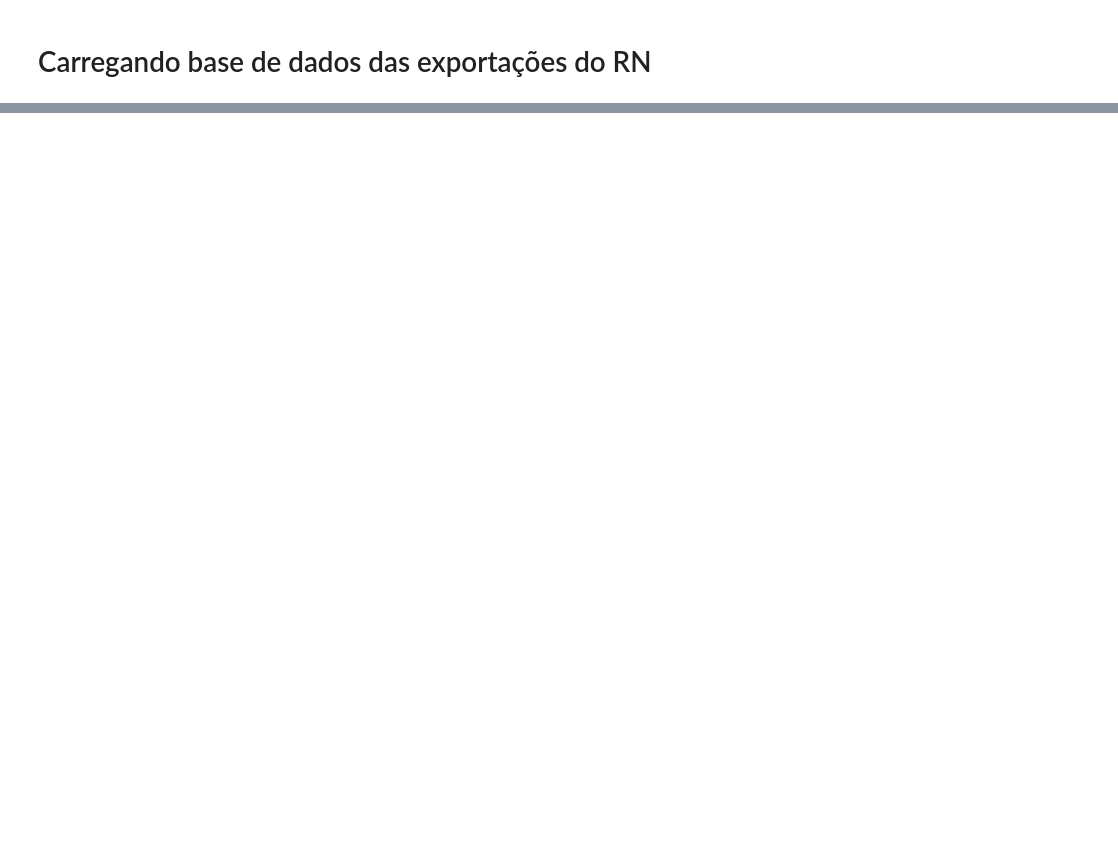
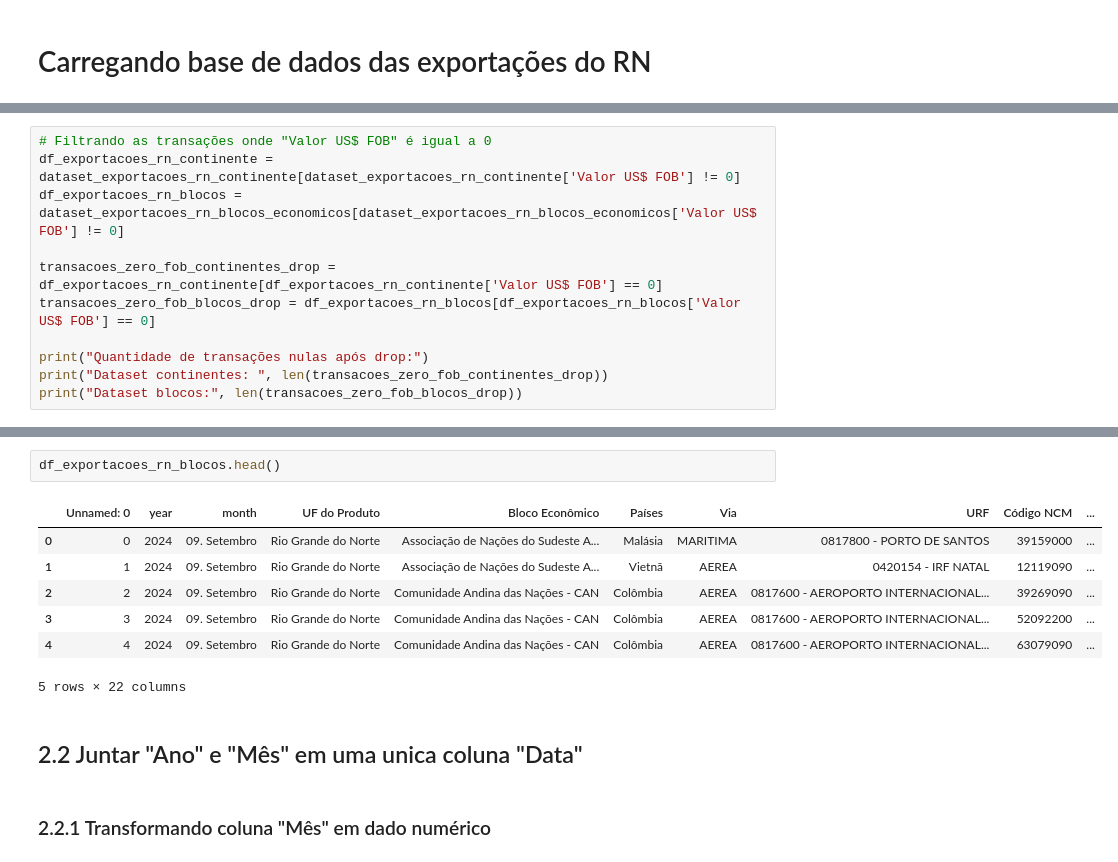
Before and after one commit to jgoulartf/analise_exportacoes_rn, a Jupyter notebook: src/notebooks/preprocessing/01_data_cleaning.ipynb, the cells around one changed output, grey strips where cells are left out. Saved outputs shown, nothing was run; the diff lists cells and outputs as text; blank space fills up the shorter version.

```diff
--- a/src/notebooks/preprocessing/01_data_cleaning.ipynb
+++ b/src/notebooks/preprocessing/01_data_cleaning.ipynb
@@ -31,0 +73,11 @@ RangeIndex: 31889 entries, 0 to 31888 Data columns (total 21 columns): # Column
+# %%
+# Filtrando as transações onde "Valor US$ FOB" é igual a 0
+df_exportacoes_rn_continente = dataset_exportacoes_rn_continente[dataset_exportacoes_rn_continente['Valor US$ FOB'] != 0]
+df_exportacoes_rn_blocos = dataset_exportacoes_rn_blocos_economicos[dataset_exportacoes_rn_blocos_economicos['Valor US$ FOB'] != 0]
+
+transacoes_zero_fob_continentes_drop = df_exportacoes_rn_continente[df_exportacoes_rn_continente['Valor US$ FOB'] == 0]
+transacoes_zero_fob_blocos_drop = df_exportacoes_rn_blocos[df_exportacoes_rn_blocos['Valor US$ FOB'] == 0]
+
+print("Quantidade de transações nulas após drop:")
+print("Dataset continentes: ", len(transacoes_zero_fob_continentes_drop))
+print("Dataset blocos:", len(transacoes_zero_fob_blocos_drop))
@@ -31,0 +102,14 @@ RangeIndex: 31889 entries, 0 to 31888 Data columns (total 21 columns): # Column
+# %%
+df_exportacoes_rn_blocos.head()
+# %% [output]
+|  | Unnamed: 0 | year | month | UF do Produto | Bloco Econômico | Países | Via | URF | Código NCM | ... |
+| 0 | 0 | 2024 | 09. Setembro | Rio Grande do Norte | Associação de Nações do Sudeste A... | Malásia | MARITIMA | 0817800 - PORTO DE SANTOS | 39159000 | ... |
+| 1 | 1 | 2024 | 09. Setembro | Rio Grande do Norte | Associação de Nações do Sudeste A... | Vietnã | AEREA | 0420154 - IRF NATAL | 12119090 | ... |
+| 2 | 2 | 2024 | 09. Setembro | Rio Grande do Norte | Comunidade Andina das Nações - CAN | Colômbia | AEREA | 0817600 - AEROPORTO INTERNACIONAL... | 39269090 | ... |
+| 3 | 3 | 2024 | 09. Setembro | Rio Grande do Norte | Comunidade Andina das Nações - CAN | Colômbia | AEREA | 0817600 - AEROPORTO INTERNACIONAL... | 52092200 | ... |
+| 4 | 4 | 2024 | 09. Setembro | Rio Grande do Norte | Comunidade Andina das Nações - CAN | Colômbia | AEREA | 0817600 - AEROPORTO INTERNACIONAL... | 63079090 | ... |
+5 rows × 22 columns
+# %% [markdown]
+## 2.2 Juntar "Ano" e "Mês" em uma unica coluna "Data"
+# %% [markdown]
+### 2.2.1 Transformando coluna "Mês" em dado numérico
```
Also changed, not shown: parts of 26 cells of this notebook, 2 other files.
